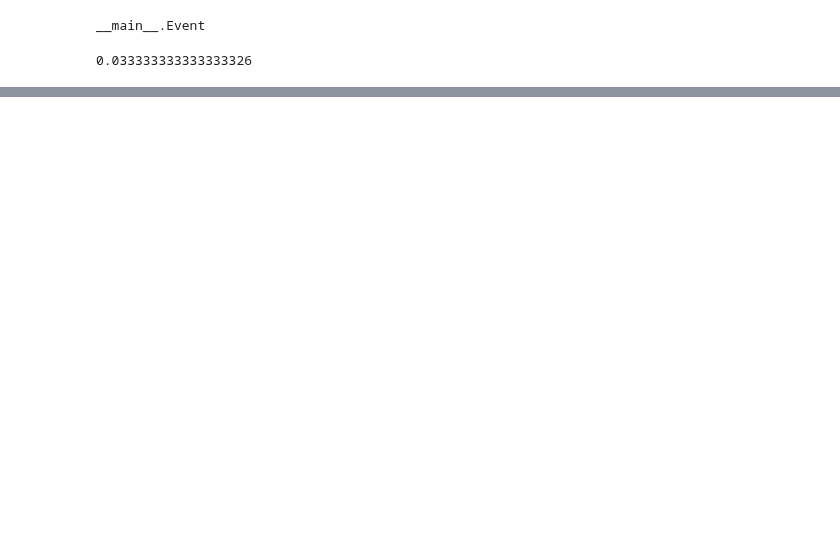
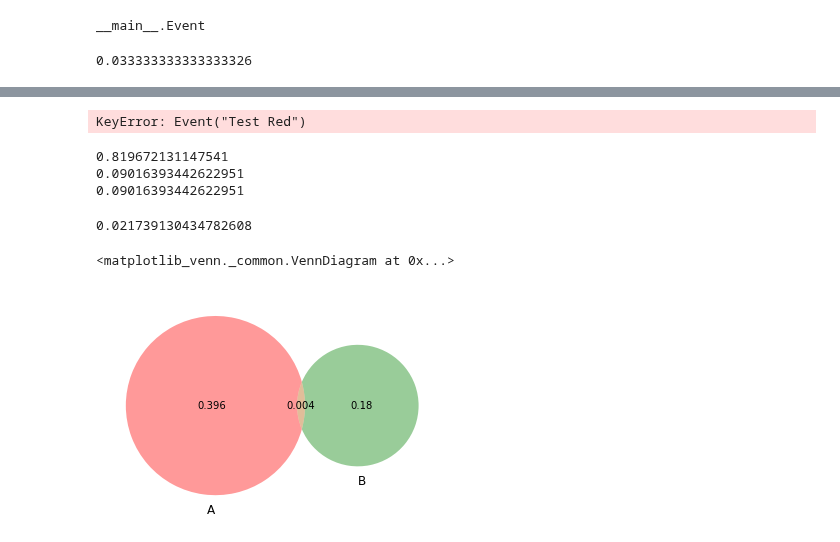
Before and after one commit to theredpea/udacity_notes, a Jupyter notebook: st101__2_Probability__10_Bayes Rule.ipynb, the cells around one changed output, grey strips where cells are left out. Cells and saved outputs as stored; diff of their text form; code cells hidden in the pictures; blank space fills up the shorter version.

```diff
--- a/st101__2_Probability__10_Bayes Rule.ipynb
+++ b/st101__2_Probability__10_Bayes Rule.ipynb
@@ -996,0 +1106,30 @@ print(prob_r_and_b)
+# %%
+P[TestR]
+# %% [output]
+KeyError: Event("Test Red")
+# %%
+print(0.3/0.366)
+print(0.033/0.366)
+print(0.033/0.366)
+# %% [output]
+0.819672131147541
+0.09016393442622951
+0.09016393442622951
+# %%
+P = Probability()
+home = Event('home')
+rain = Event('rain')
+P[~home] = 0.6
+#Duh! P[home]
+
+P[rain | home] = 0.01
+#Can calculate the "specificity" using this...
+P[rain | ~home] = 0.3
+
+print(P[home| rain])
+
+P.venn(home, rain)
+# %% [output]
+0.021739130434782608
+<matplotlib_venn._common.VennDiagram at 0x...>
+[figure, added]
```
Also changed, not shown: parts of 4 cells of this notebook.
